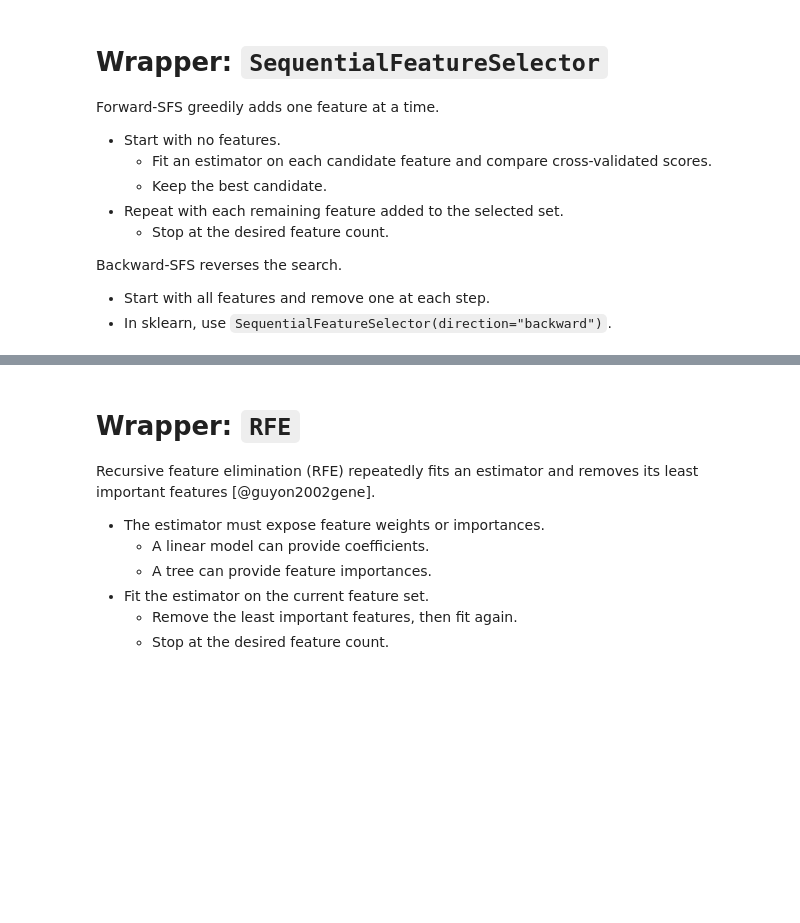
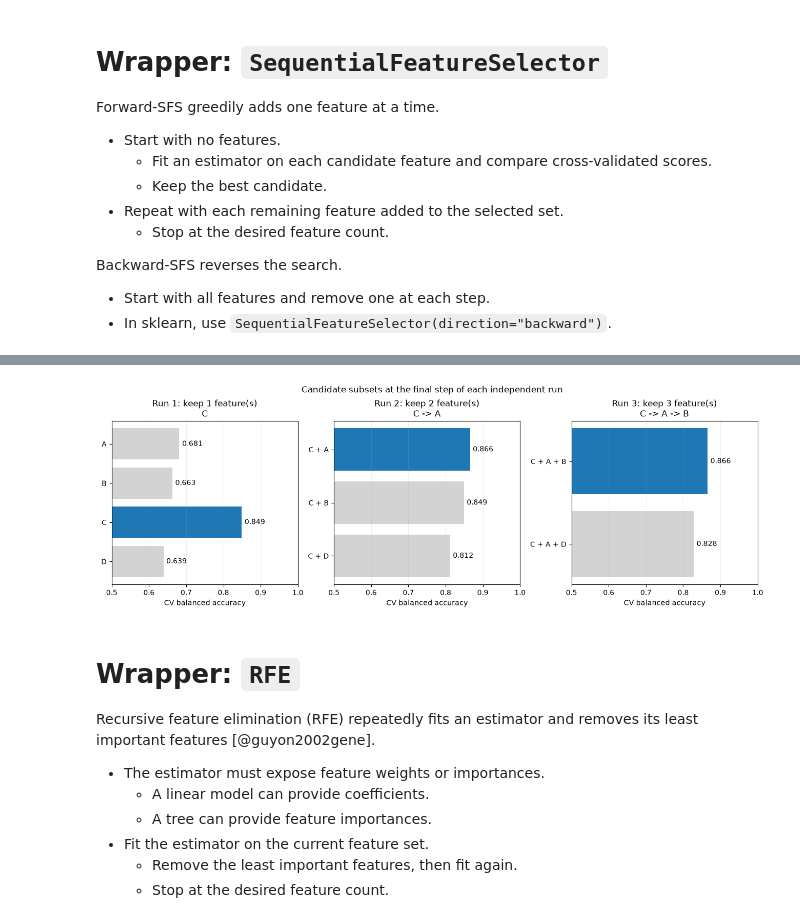
Before and after one commit to w4bo/AA2627-unibo-dcai, a Jupyter notebook: slides/lab-03-feature.ipynb, the cells around one changed output, grey strips where cells are left out. Drawn from its saved outputs; the diff is of its cells as text; code cells hidden in the pictures; blank space fills up the shorter version.

```diff
--- a/slides/lab-03-feature.ipynb
+++ b/slides/lab-03-feature.ipynb
@@ -835,3 +953,88 @@ sfs_selector = SequentialFeatureSelector(estimator=make_tree(), n_features_to_se
+# %%
+#| echo: false
+#| out-height: "430px"
+
+import numpy as np
+import pandas as pd
+import matplotlib.pyplot as plt
+from sklearn.datasets import make_classification
+from sklearn.tree import DecisionTreeClassifier, plot_tree
+from sklearn.model_selection import StratifiedKFold, cross_val_score
+from sklearn.feature_selection import SequentialFeatureSelector, RFE
+
+# Small synthetic example: four numeric features; no preprocessing is needed.
+selection_demo_values, selection_demo_y = make_classification(
+    n_samples=240, n_features=4, n_informative=3, n_redundant=1,
+    flip_y=0.08, class_sep=0.8, random_state=22,
+)
+selection_demo_X = pd.DataFrame(selection_demo_values, columns=list("ABCD"))
+selection_demo_cv = list(StratifiedKFold(
+    n_splits=5, shuffle=True, random_state=42,
+).split(selection_demo_X, selection_demo_y))
+selection_demo_tree = DecisionTreeClassifier(
+    max_depth=2, min_samples_leaf=10, random_state=0,
+)
+
+def selection_demo_score(columns):
+    return cross_val_score(
+        selection_demo_tree, selection_demo_X[columns], selection_demo_y,
+        cv=selection_demo_cv, scoring="balanced_accuracy", n_jobs=1,
+    ).mean()
+
+selection_demo_runs = []
+selection_demo_fig, selection_demo_axes = plt.subplots(
+    1, 3, figsize=(13, 4.4), layout="constrained", sharex=True,
+)
+for selection_demo_keep, selection_demo_ax in enumerate(selection_demo_axes, start=1):
+    # Restart from empty for each run, tracing all its greedy additions.
+    selection_demo_selected = []
+    selection_demo_path = []
+    for selection_demo_step in range(selection_demo_keep):
+        selection_demo_candidates = [
+            feature for feature in selection_demo_X if feature not in selection_demo_selected
+        ]
+        selection_demo_scores = [
+            selection_demo_score(selection_demo_selected + [feature])
+            for feature in selection_demo_candidates
+        ]
+        selection_demo_winner = int(np.argmax(selection_demo_scores))
+        selection_demo_labels = [
+            " + ".join(selection_demo_selected + [feature])
+            for feature in selection_demo_candidates
+        ]
+        selection_demo_selected.append(selection_demo_candidates[selection_demo_winner])
+        selection_demo_path.append(selection_demo_selected[-1])
+
+    # Verify that the explicit search reproduces sklearn's selector.
+    selection_demo_sfs = SequentialFeatureSelector(
+        selection_demo_tree, n_features_to_select=selection_demo_keep,
+        direction="forward", cv=selection_demo_cv,
+        scoring="balanced_accuracy", n_jobs=1,
+    ).fit(selection_demo_X, selection_demo_y)
+    assert set(selection_demo_X.columns[selection_demo_sfs.get_support()]) == set(selection_demo_selected)
+    selection_demo_runs.append({
+        "run": selection_demo_keep,
+        "addition_order": " -> ".join(selection_demo_path),
+        "selected": selection_demo_selected.copy(),
+        "cv_score": selection_demo_scores[selection_demo_winner],
+    })
+    selection_demo_bars = selection_demo_ax.barh(
+        selection_demo_labels, selection_demo_scores,
+        color=["tab:blue" if i == selection_demo_winner else "lightgray"
+               for i in range(len(selection_demo_scores))],
+    )
+    selection_demo_ax.bar_label(selection_demo_bars, fmt="%.3f", padding=4)
+    selection_demo_ax.invert_yaxis()
+    selection_demo_ax.set(
+        xlim=(0.5, 1.0), xlabel="CV balanced accuracy",
+        title=f"Run {selection_demo_keep}: keep {selection_demo_keep} feature(s)\n"
+              + " -> ".join(selection_demo_path),
+    )
+    selection_demo_ax.grid(axis="x", alpha=0.2)
+selection_demo_fig.suptitle("Candidate subsets at the final step of each independent run")
+plt.show()
+# %% [output]
+[figure, added]
 # %% [markdown]
 # Wrapper: `RFE`
 
```
Also changed, not shown: parts of 62 cells of this notebook, 1 other file.
